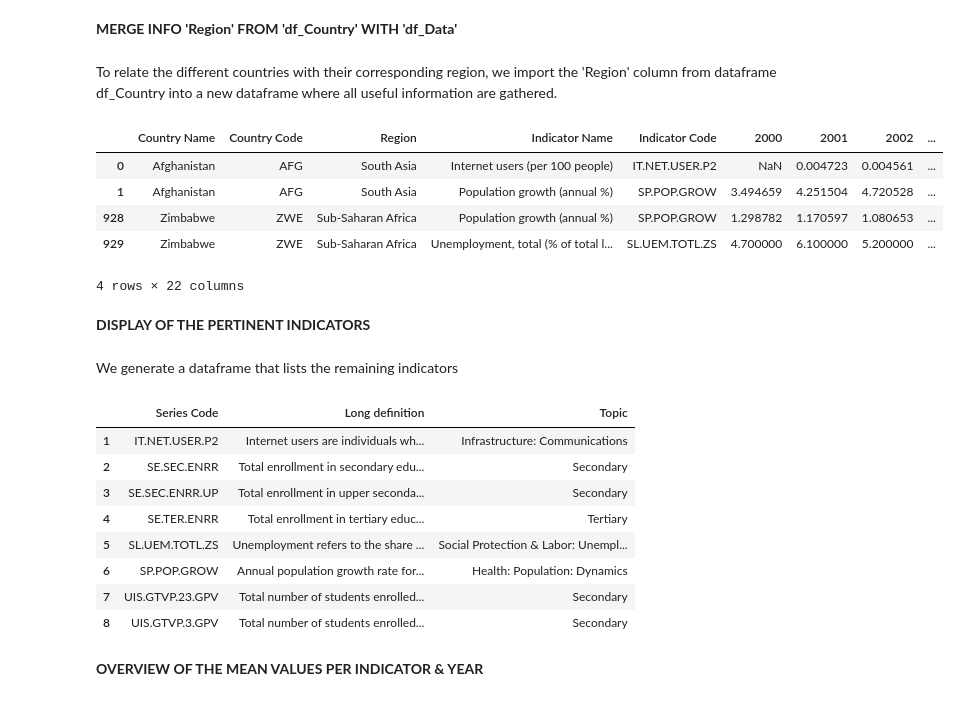
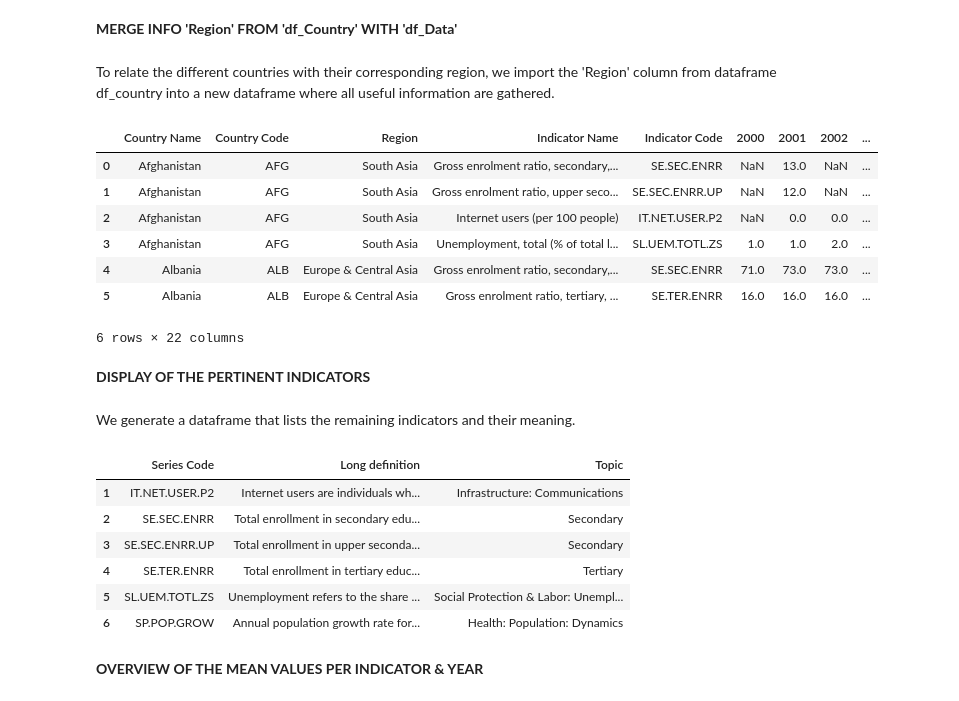
Before and after one commit to hike7o/SL-OC-projects, a Jupyter notebook: Total.ipynb, the cells around one changed output. Drawn from its saved outputs; the diff is of its cells as text; code cells hidden in the pictures.

```diff
--- a/Total.ipynb
+++ b/Total.ipynb
@@ -245,0 +252,9 @@ len(df_country_non_keywords['Indicator Name'].unique())
+# %%
+non_keywords = ['EGRA', 'Adult', 'adult', 'Elderly', 'Male', 'male', 'Inbound', 'inbound', 'outbound', 'literacy', 'Out',
+              'primary', 'Primary', 'Gini', 'ISCED ', 'Wittgenstein','PIRLS', 'Official', 'Mortality', 'Africa', 'repeaters',
+              'Repetition', 'Average', 'Score','lower secondary', 'HIV', 'childhood','PISA', 'MICS', 'TIMSS', 'DHS', 'SACMEQ',
+              'PASEC', 'LLECE', 'SABER', 'salaries', 'compulsory', 'gender', 'Gender', 'GDP', 'GNI', 'Population', 'Barro-Lee']
+
+df_country_non_keywords = df_subcountry[~df_subcountry['Indicator Name'].str.contains('|'.join(non_keywords))]
+len(df_country_non_keywords['Indicator Name'].unique())
+#df_country_non_keywords.to_csv('nonkeywords.csv')
@@ -245,0 +269,6 @@ len(df_country_non_keywords['Indicator Name'].unique())
+# %%
+Filter = 0.5
+limitPer = len(df_country_non_keywords.columns) * Filter
+df_subcountry1 = df_country_non_keywords.dropna(thresh=limitPer, axis=0)
+df_subcountry1.to_csv('subcountry1.csv')
+len(df_subcountry1['Indicator Name'].unique())
@@ -250,5 +278,0 @@ __INTERNET YEARS - TIMEFRAME RESTRICTION YEARS+2000 TIL DATE OF STUDY 2016__
-# %%
-# df_Subcountry1: All data within 2000 to 2016
-
-df_subcountry = df_country_non_keywords.drop(df_country_non_keywords.loc[:, '2017':'2100'].columns, axis = 1)
-df_subcountry1 = df_subcountry.drop(df_subcountry.loc[:, '1970':'1999'].columns, axis = 1)
@@ -299,5 +283,5 @@ Among the 231 remaining indicators, we choose ~10 that seem pertinent to our pro
 # %%
-Indicators=[ 'IT.NET.USER.P2', 'SL.UEM.TOTL.ZS', 'SP.POP.GROW',
-            'UIS.GTVP.3.GPV', 'UIS.GTVP.23.GPV', 'SE.SEC.ENRR', 'SE.TER.ENRR', 'SE.SEC.ENRR.UP']
-#'SP.POP.TOTL', 'NY.GDP.MKTP.PP.CD', 'NY.GNP.MKTP.PP.CD'
-df_country_indicators = df_subcountry2[df_subcountry2['Indicator Code'].isin(Indicators)]
+Indicators=[ 'IT.NET.USER.P2', 'SP.POP.GROW', 'SL.UEM.TOTL.ZS', 'SE.SEC.ENRR', 'SE.SEC.ENRR.UP', 'SE.TER.ENRR']
+
+df_country_indicators = df_subcountry1[df_subcountry1['Indicator Code'].isin(Indicators)]
+df_country_indicators.head(8)
@@ -304,36 +299,44 @@ df_country_indicators = df_subcountry2[df_subcountry2['Indicator Code'].isin(Ind
 # %% [markdown]
 __MERGE INFO 'Region' FROM 'df_Country' WITH 'df_Data'__
 # %% [markdown]
-To relate the different countries with their corresponding region, we import the 'Region' column from dataframe df_Country into a new dataframe where all useful information are gathered.
+To relate the different countries with their corresponding region, we import the 'Region' column from dataframe df_country into a new dataframe where all useful information are gathered.
 # %%
+# We create a subdataframe by extracting the columns Country Code & Region from dataframe df_country
+
 col_list = ['Country Code', 'Region']
-df_Countrysubset = df_Country[col_list]
+df_countrysubset = df_country[col_list]
 
-df_indic_combined = pd.merge(df_country_indicators, df_Countrysubset)
+# We then merge this subdataframe with df_country_indicators
+
+df_indic_combined = pd.merge(df_country_indicators, df_countrysubset)
+
+# We replace the column 'Region' from the end of the dataframe to a more readable position
+
 column_to_move = df_indic_combined.pop("Region")
 df_indic_combined.insert(2, "Region", column_to_move)
-
-df_indic_combined.head(2).append(df_indic_combined.tail(2))
+df_indic_combined.to_csv('Combined.csv')
+round(df_indic_combined.head(6))
 # %% [output]
 |  | Country Name | Country Code | Region | Indicator Name | Indicator Code | 2000 | 2001 | 2002 | ... |
-| 0 | Afghanistan | AFG | South Asia | Internet users (per 100 people) | IT.NET.USER.P2 | NaN | 0.004723 | 0.004561 | ... |
-| 1 | Afghanistan | AFG | South Asia | Population growth (annual %) | SP.POP.GROW | 3.494659 | 4.251504 | 4.720528 | ... |
-| 928 | Zimbabwe | ZWE | Sub-Saharan Africa | Population growth (annual %) | SP.POP.GROW | 1.298782 | 1.170597 | 1.080653 | ... |
-| 929 | Zimbabwe | ZWE | Sub-Saharan Africa | Unemployment, total (% of total l... | SL.UEM.TOTL.ZS | 4.700000 | 6.100000 | 5.200000 | ... |
+| 0 | Afghanistan | AFG | South Asia | Gross enrolment ratio, secondary,... | SE.SEC.ENRR | NaN | 13.0 | NaN | ... |
+| 1 | Afghanistan | AFG | South Asia | Gross enrolment ratio, upper seco... | SE.SEC.ENRR.UP | NaN | 12.0 | NaN | ... |
+| 2 | Afghanistan | AFG | South Asia | Internet users (per 100 people) | IT.NET.USER.P2 | NaN | 0.0 | 0.0 | ... |
+| 3 | Afghanistan | AFG | South Asia | Unemployment, total (% of total l... | SL.UEM.TOTL.ZS | 1.0 | 1.0 | 2.0 | ... |
+| 4 | Albania | ALB | Europe & Central Asia | Gross enrolment ratio, secondary,... | SE.SEC.ENRR | 71.0 | 73.0 | 73.0 | ... |
+| 5 | Albania | ALB | Europe & Central Asia | Gross enrolment ratio, tertiary, ... | SE.TER.ENRR | 16.0 | 16.0 | 16.0 | ... |
-4 rows × 22 columns
+6 rows × 22 columns
 # %% [markdown]
 **DISPLAY OF THE PERTINENT INDICATORS**
 # %% [markdown]
-We generate a dataframe that lists the remaining indicators
+We generate a dataframe that lists the remaining indicators and their meaning.
 # %%
-series_indic = df_Series[df_Series['Series Code'].isin(Indicators)]
+series_indic = df_series[df_series['Series Code'].isin(Indicators)]
 
 list_indicators = pd.DataFrame(columns=['Series Code', 'Long definition', 'Topic'])
 
 for indic in series_indic.iterrows():
 
-        list_indicators = list_indicators.append(pd.DataFrame([[indic[1]['Series Code'], indic[1]['Long definition'],
-                                                                indic[1]['Topic']]],
+        list_indicators = list_indicators.append(pd.DataFrame([[indic[1]['Series Code'], indic[1]['Long definition'], indic[1]['Topic']]],
                                                               columns=['Series Code','Long definition', 'Topic']))
         list_indicators.index = np.arange(1, len(list_indicators)+1)
 
@@ -347,8 +350,6 @@ list_indicators
 | 4 | SE.TER.ENRR | Total enrollment in tertiary educ... | Tertiary |
 | 5 | SL.UEM.TOTL.ZS | Unemployment refers to the share ... | Social Protection & Labor: Unempl... |
 | 6 | SP.POP.GROW | Annual population growth rate for... | Health: Population: Dynamics |
-| 7 | UIS.GTVP.23.GPV | Total number of students enrolled... | Secondary |
-| 8 | UIS.GTVP.3.GPV | Total number of students enrolled... | Secondary |
 # %% [markdown]
 __OVERVIEW OF THE MEAN VALUES PER INDICATOR & YEAR__
 # %%
```
Also changed, not shown: parts of 70 cells of this notebook.
